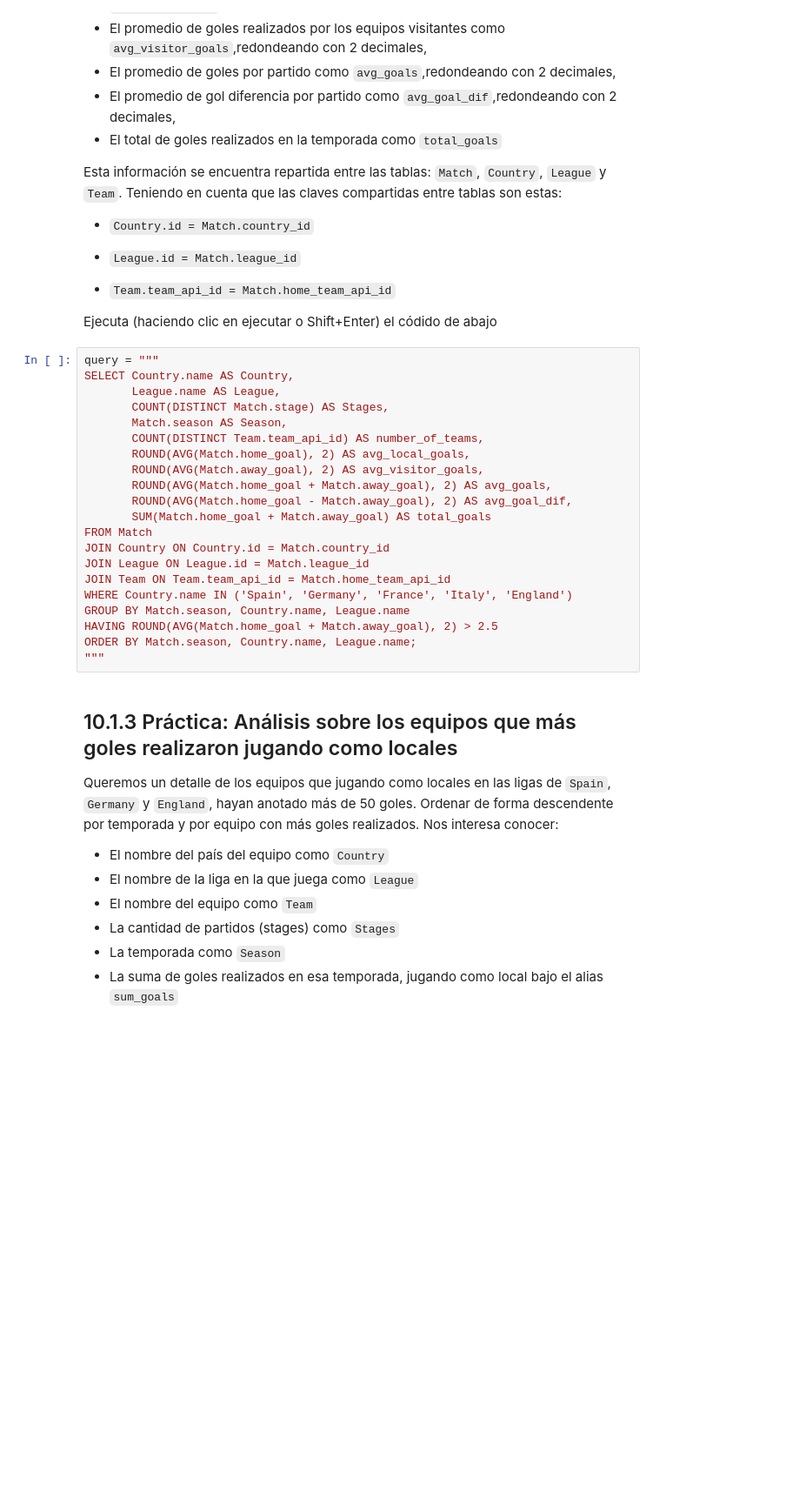
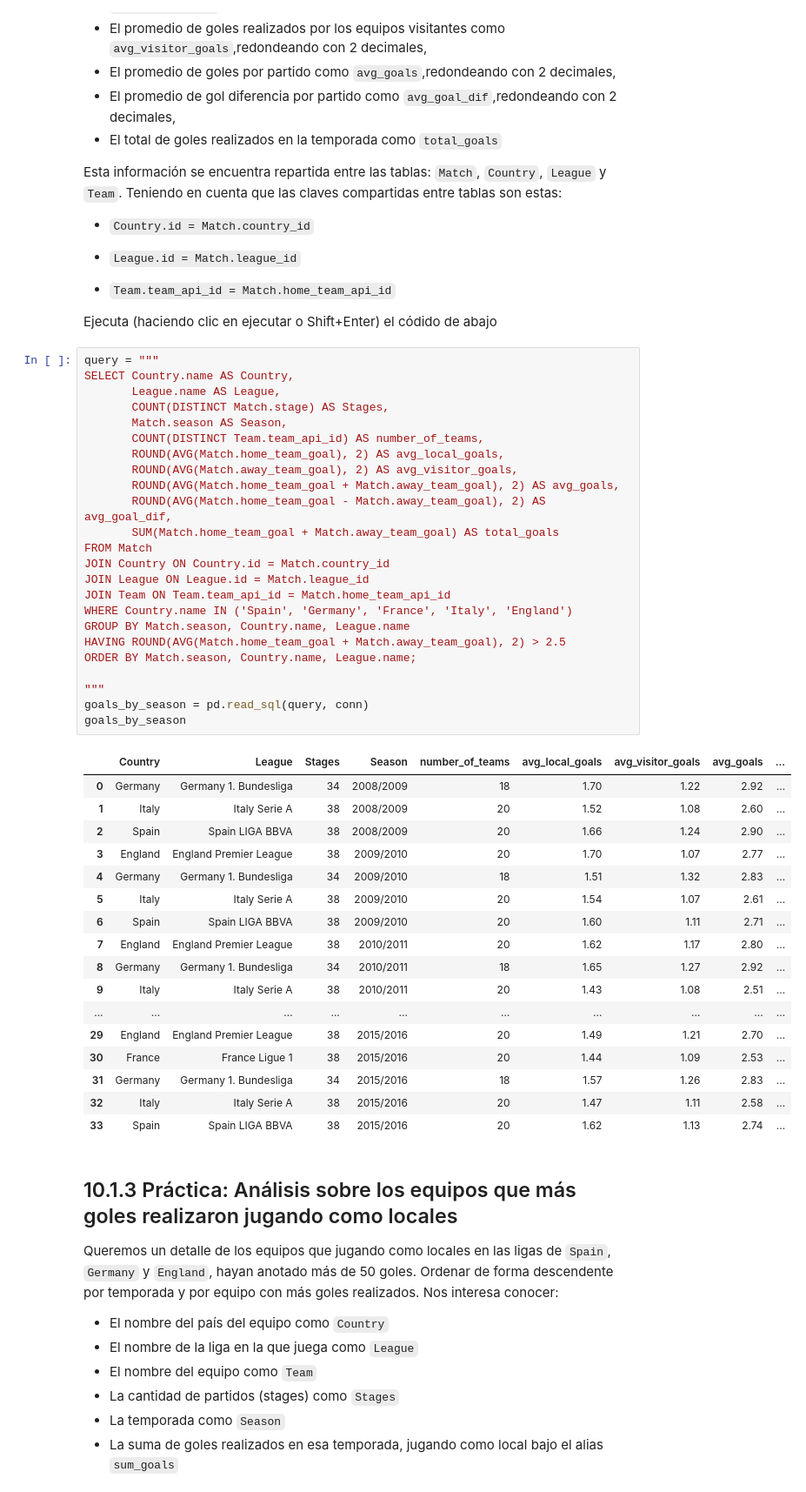
Before and after one commit to ccalderon1998/Camilo_Calderon_talento_tech, a Jupyter notebook: Copia_de_Data_Analysis_SQL.ipynb, the cells around one changed output. Shown: that part at 87% size. Saved outputs shown, nothing was run; the diff lists cells and outputs as text; blank space fills up the shorter version.

```diff
--- a/Copia_de_Data_Analysis_SQL.ipynb
+++ b/Copia_de_Data_Analysis_SQL.ipynb
@@ -1490,24 +1491,45 @@ Ejecuta (haciendo clic en ejecutar o Shift+Enter) el códido de abajo
 # %%
 query = """
 SELECT Country.name AS Country,
        League.name AS League,
        COUNT(DISTINCT Match.stage) AS Stages,
        Match.season AS Season,
        COUNT(DISTINCT Team.team_api_id) AS number_of_teams,
-       ROUND(AVG(Match.home_goal), 2) AS avg_local_goals,
-       ROUND(AVG(Match.away_goal), 2) AS avg_visitor_goals,
-       ROUND(AVG(Match.home_goal + Match.away_goal), 2) AS avg_goals,
-       ROUND(AVG(Match.home_goal - Match.away_goal), 2) AS avg_goal_dif,
-       SUM(Match.home_goal + Match.away_goal) AS total_goals
+       ROUND(AVG(Match.home_team_goal), 2) AS avg_local_goals,
+       ROUND(AVG(Match.away_team_goal), 2) AS avg_visitor_goals,
+       ROUND(AVG(Match.home_team_goal + Match.away_team_goal), 2) AS avg_goals,
+       ROUND(AVG(Match.home_team_goal - Match.away_team_goal), 2) AS avg_goal_dif,
+       SUM(Match.home_team_goal + Match.away_team_goal) AS total_goals
 FROM Match
 JOIN Country ON Country.id = Match.country_id
 JOIN League ON League.id = Match.league_id
 JOIN Team ON Team.team_api_id = Match.home_team_api_id
 WHERE Country.name IN ('Spain', 'Germany', 'France', 'Italy', 'England')
 GROUP BY Match.season, Country.name, League.name
-HAVING ROUND(AVG(Match.home_goal + Match.away_goal), 2) > 2.5
+HAVING ROUND(AVG(Match.home_team_goal + Match.away_team_goal), 2) > 2.5
 ORDER BY Match.season, Country.name, League.name;
+
 """
+goals_by_season = pd.read_sql(query, conn)
+goals_by_season
+# %% [output]
+|  | Country | League | Stages | Season | number_of_teams | avg_local_goals | avg_visitor_goals | avg_goals | ... |
+| 0 | Germany | Germany 1. Bundesliga | 34 | 2008/2009 | 18 | 1.70 | 1.22 | 2.92 | ... |
+| 1 | Italy | Italy Serie A | 38 | 2008/2009 | 20 | 1.52 | 1.08 | 2.60 | ... |
+| 2 | Spain | Spain LIGA BBVA | 38 | 2008/2009 | 20 | 1.66 | 1.24 | 2.90 | ... |
+| 3 | England | England Premier League | 38 | 2009/2010 | 20 | 1.70 | 1.07 | 2.77 | ... |
+| 4 | Germany | Germany 1. Bundesliga | 34 | 2009/2010 | 18 | 1.51 | 1.32 | 2.83 | ... |
+| 5 | Italy | Italy Serie A | 38 | 2009/2010 | 20 | 1.54 | 1.07 | 2.61 | ... |
+| 6 | Spain | Spain LIGA BBVA | 38 | 2009/2010 | 20 | 1.60 | 1.11 | 2.71 | ... |
+| 7 | England | England Premier League | 38 | 2010/2011 | 20 | 1.62 | 1.17 | 2.80 | ... |
+| 8 | Germany | Germany 1. Bundesliga | 34 | 2010/2011 | 18 | 1.65 | 1.27 | 2.92 | ... |
+| 9 | Italy | Italy Serie A | 38 | 2010/2011 | 20 | 1.43 | 1.08 | 2.51 | ... |
+| ... | ... | ... | ... | ... | ... | ... | ... | ... | ... |
+| 29 | England | England Premier League | 38 | 2015/2016 | 20 | 1.49 | 1.21 | 2.70 | ... |
+| 30 | France | France Ligue 1 | 38 | 2015/2016 | 20 | 1.44 | 1.09 | 2.53 | ... |
+| 31 | Germany | Germany 1. Bundesliga | 34 | 2015/2016 | 18 | 1.57 | 1.26 | 2.83 | ... |
+| 32 | Italy | Italy Serie A | 38 | 2015/2016 | 20 | 1.47 | 1.11 | 2.58 | ... |
+| 33 | Spain | Spain LIGA BBVA | 38 | 2015/2016 | 20 | 1.62 | 1.13 | 2.74 | ... |
 # %% [markdown]
 ## 10.1.3 Práctica: Análisis sobre los equipos que más goles realizaron jugando como locales
 
```
Also changed, not shown: parts of 14 cells of this notebook.
